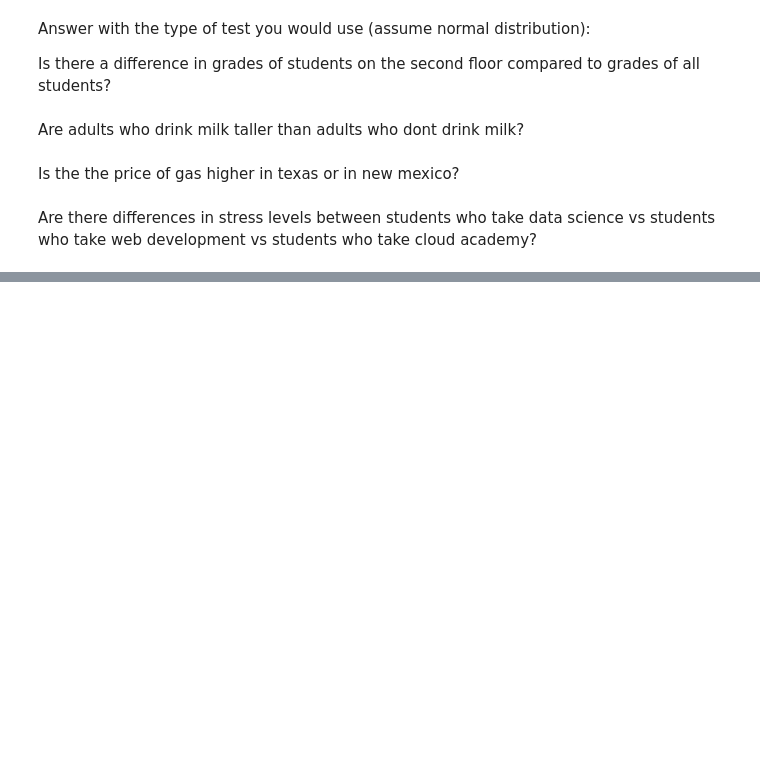
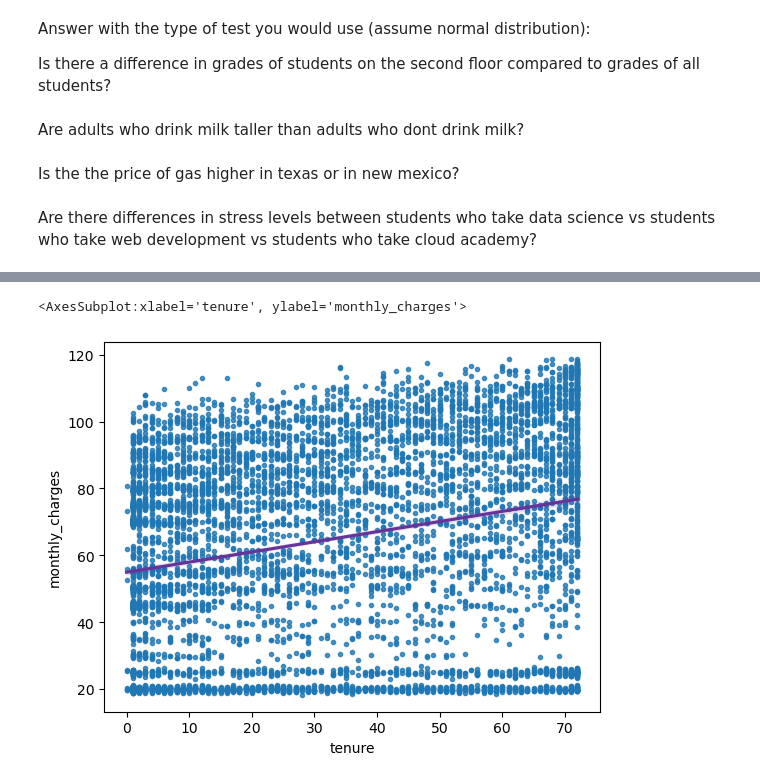
Before and after one commit to shawn-brown12/statistics_exercises, a Jupyter notebook: hypothesis_testing.ipynb, the cells around one changed output, grey strips where cells are left out. Cells and saved outputs as stored; diff of their text form; code cells hidden in the pictures; blank space fills up the shorter version.

```diff
--- a/hypothesis_testing.ipynb
+++ b/hypothesis_testing.ipynb
@@ -125,0 +325,7 @@ Do manual cars get better gas mileage than automatic cars?
+# %%
+#selecting data
+#these are the categories I need to answer the qustion properly
+charges_df = df[['monthly_charges', 'tenure']]
+
+#checking the info to see what data types I have
+charges_df.info()
@@ -125,0 +342,7 @@ Do manual cars get better gas mileage than automatic cars?
+# %%
+#plotting the data
+#getting some kind of visual to see my data represented
+sns.regplot(x='tenure', y='monthly_charges', data=charges_df, marker='.', line_kws={'color':'rebeccapurple'})
+# %% [output]
+<AxesSubplot:xlabel='tenure', ylabel='monthly_charges'>
+[figure, added]
```
Also changed, not shown: parts of 95 cells of this notebook, 3 other files.
